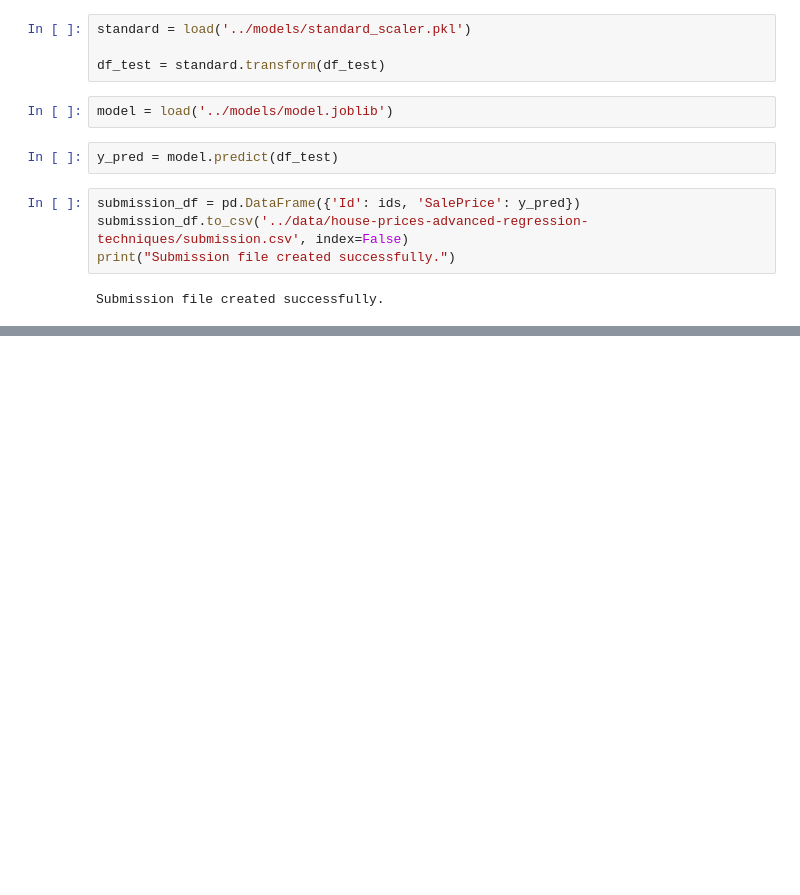
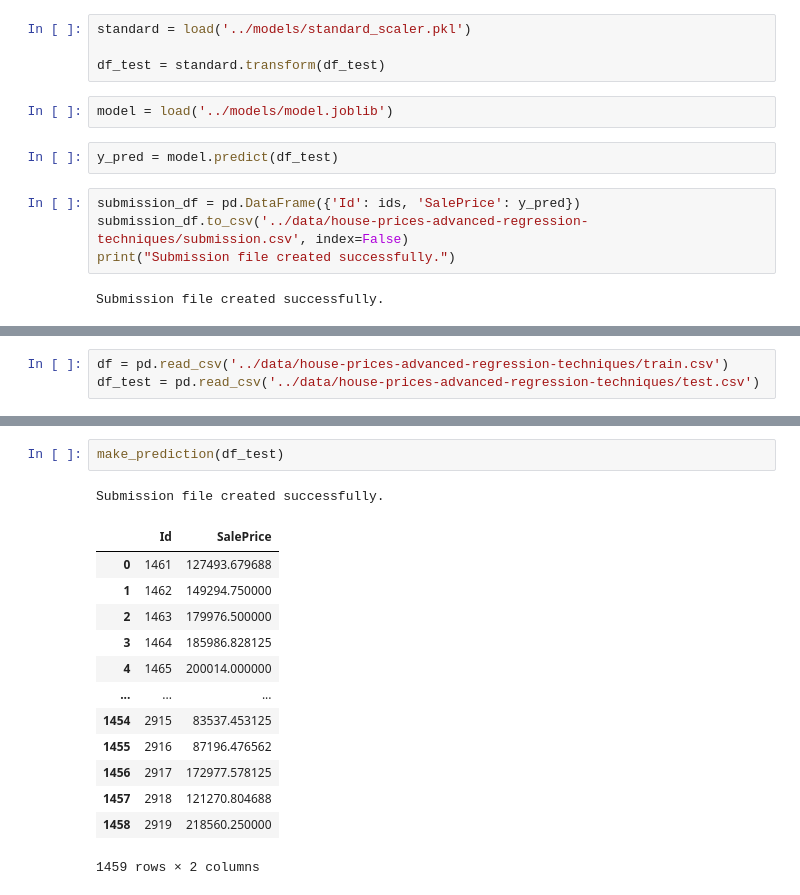
Before and after one commit to AmineMrabet12/dsp-amine-mrabet, a Jupyter notebook: notebooks/model-industrialization-1.ipynb, the cells around one changed output, grey strips where cells are left out. Drawn from its saved outputs; the diff is of its cells as text; blank space fills up the shorter version.

```diff
--- a/notebooks/model-industrialization-1.ipynb
+++ b/notebooks/model-industrialization-1.ipynb
@@ -687,0 +507,3 @@ Submission file created successfully.
+# %%
+df = pd.read_csv('../data/house-prices-advanced-regression-techniques/train.csv')
+df_test = pd.read_csv('../data/house-prices-advanced-regression-techniques/test.csv')
@@ -687,0 +519,17 @@ Submission file created successfully.
+# %%
+make_prediction(df_test)
+# %% [output]
+Submission file created successfully.
+|  | Id | SalePrice |
+| 0 | 1461 | 127493.679688 |
+| 1 | 1462 | 149294.750000 |
+| 2 | 1463 | 179976.500000 |
+| 3 | 1464 | 185986.828125 |
+| 4 | 1465 | 200014.000000 |
+| ... | ... | ... |
+| 1454 | 2915 | 83537.453125 |
+| 1455 | 2916 | 87196.476562 |
+| 1456 | 2917 | 172977.578125 |
+| 1457 | 2918 | 121270.804688 |
+| 1458 | 2919 | 218560.250000 |
+1459 rows × 2 columns
```
Also changed, not shown: parts of 12 cells of this notebook, 1 other file.
